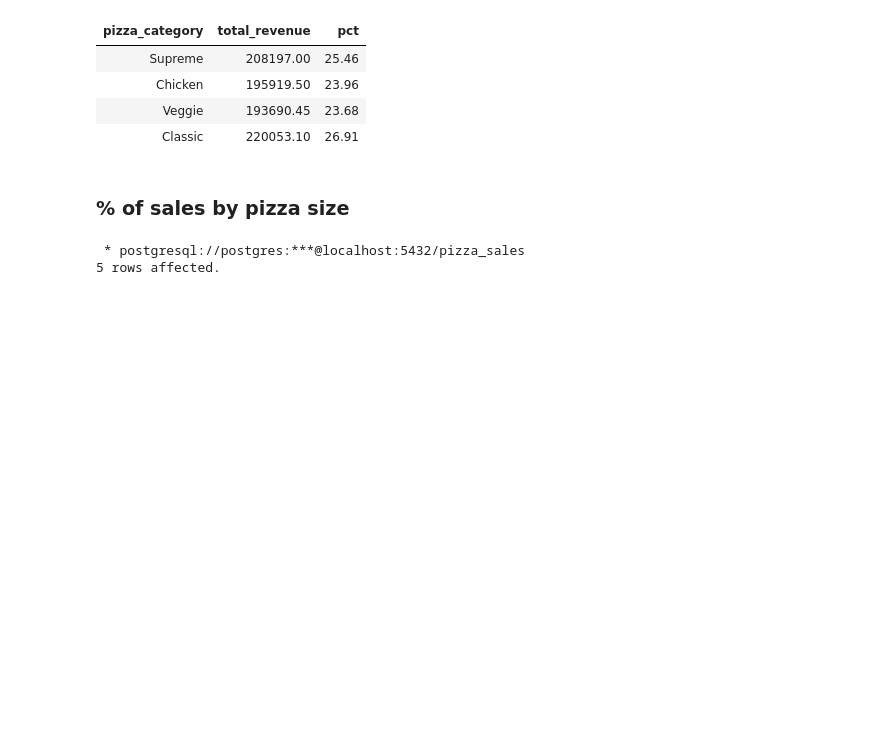
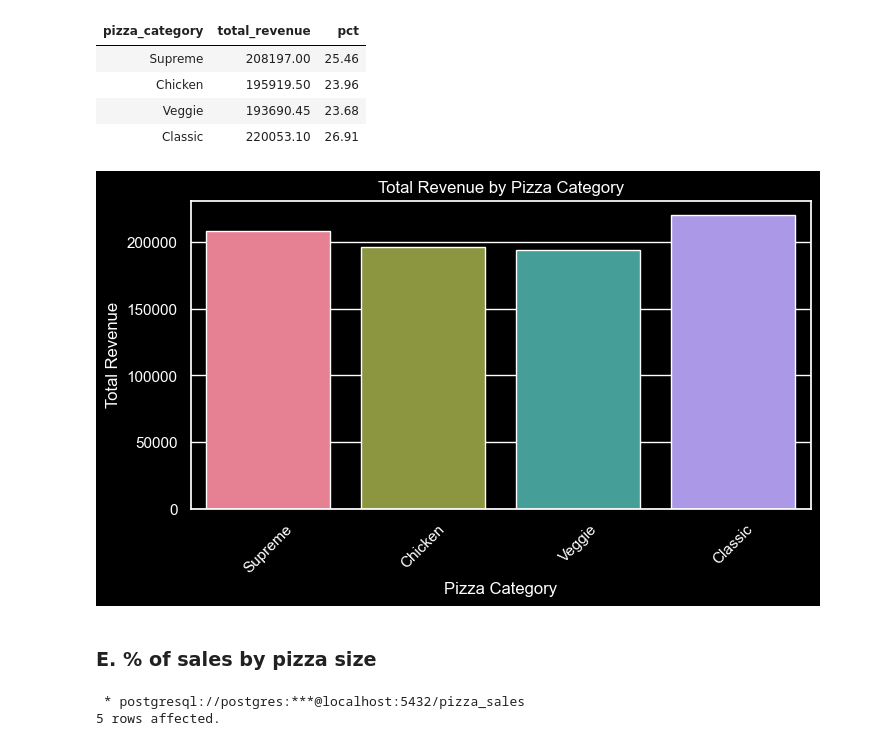
Before and after one commit to Bubu02/Pizza_Sales_Analysis, a Jupyter notebook: Jupyter Notebook/pizza_data_analysis.ipynb, the cells around one changed output. Cells and saved outputs as stored; diff of their text form; code cells hidden in the pictures; blank space fills up the shorter version.

```diff
--- a/Jupyter Notebook/pizza_data_analysis.ipynb
+++ b/Jupyter Notebook/pizza_data_analysis.ipynb
@@ -145,8 +206,32 @@ GROUP BY pizza_category
 | Chicken | 195919.50 | 23.96 |
 | Veggie | 193690.45 | 23.68 |
 | Classic | 220053.10 | 26.91 |
+# %%
+# Execute the SQL query and load the data into a DataFrame
+sales_by_pizza = """
+SELECT pizza_category,
+       CAST(SUM(total_price) AS DECIMAL(10,2)) as total_revenue,
+       CAST(SUM(total_price) * 100 / (SELECT SUM(total_price) from pizza_sales) AS DECIMAL(10,2)) AS PCT
+FROM pizza_sales
+GROUP BY pizza_category;
+"""
+sales_by_pizza_df = pd.read_sql_query(sales_by_pizza, engine)
+
+# Set the dark theme
+plt.style.use('dark_background')
+
+# Plot the data
+plt.figure(figsize=(8, 4))  # Decreased size
+sns.barplot(x='pizza_category', y='total_revenue', data=sales_by_pizza_df, palette='husl', hue='pizza_category', legend=False)
+plt.title('Total Revenue by Pizza Category')
+plt.xlabel('Pizza Category')
+plt.ylabel('Total Revenue')
+plt.xticks(rotation=45)
+plt.show()
+# %% [output]
+[figure, added]
 # %% [markdown]
-### % of sales by pizza size
+### E. % of sales by pizza size
 # %%
 %%sql
 SELECT pizza_size, CAST(SUM(total_price) AS DECIMAL(10,2)) as total_revenue,
```
Also changed, not shown: parts of 10 cells of this notebook.
